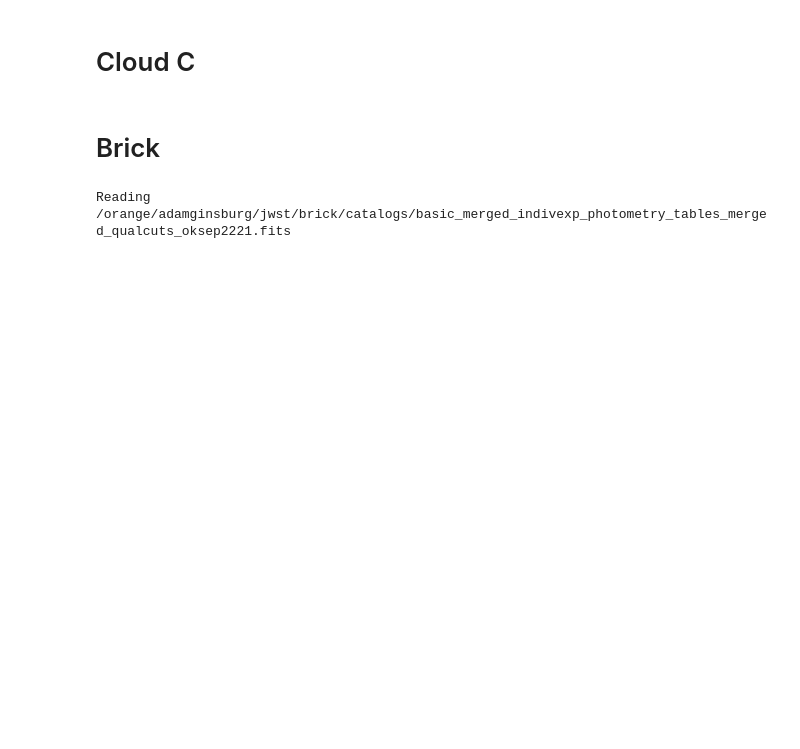
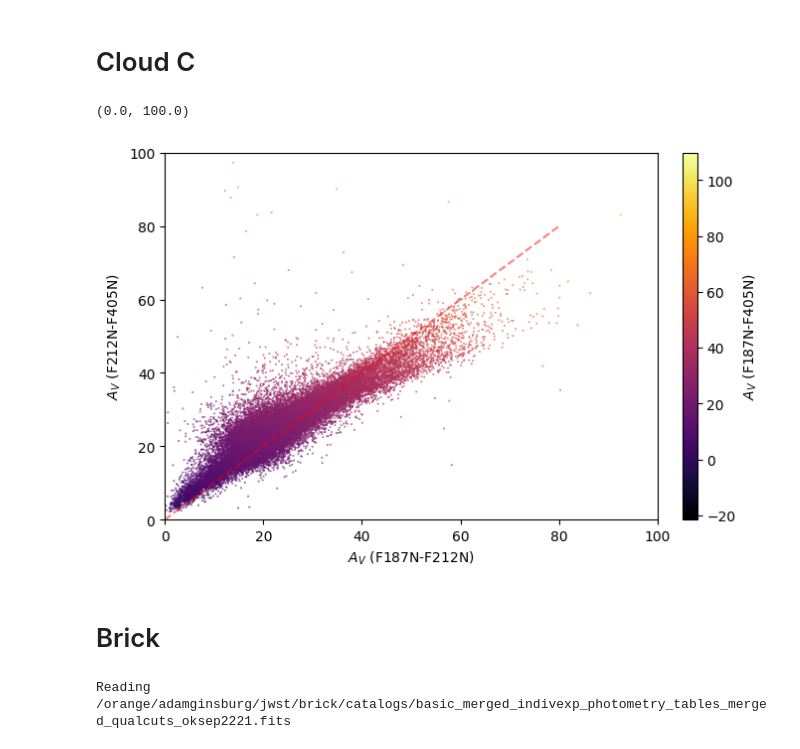
Before and after one commit to SpacialTree/dustridge-cd, a Jupyter notebook: notebooks/combined_analysis.ipynb, the cells around one changed output. Saved outputs shown, nothing was run; the diff lists cells and outputs as text; code cells hidden in the pictures; blank space fills up the shorter version.

```diff
--- a/notebooks/combined_analysis.ipynb
+++ b/notebooks/combined_analysis.ipynb
@@ -72,6 +97,24 @@ cat_fil_r_rc = JWSTCatalog(cat_rc.table_region_mask(reg_fil_r, ww))
 cat_left_cd_rc = JWSTCatalog(cat_rc.table_region_mask(reg_left_cd, ww))
 cat_c_n_rc = JWSTCatalog(cat_rc.table_region_mask(reg_c_n, ww))
 cat_c_s_rc = JWSTCatalog(cat_rc.table_region_mask(reg_c_s, ww))
+# %%
+Av_187_212 = cat_use.get_Av('f187n', 'f212n')
+Av_212_405 = cat_use.get_Av('f212n', 'f405n')
+Av_187_405 = cat_use.get_Av('f187n', 'f405n')
+
+ax = plt.subplot()
+im = ax.scatter(Av_187_212, Av_212_405, c=Av_187_405, s=0.1, label='All Regions', cmap='inferno')
+cax = ax.inset_axes([1.05, 0., 0.03, 1])
+cb = plt.colorbar(im, cax=cax)
+cb.set_label('$A_V$ (F187N-F405N)')
+ax.set_xlabel('$A_V$ (F187N-F212N)')
+ax.set_ylabel('$A_V$ (F212N-F405N)')
+ax.plot([0, 80], [0, 80], 'r--', alpha=0.5)
+ax.set_xlim(0, 100)
+ax.set_ylim(0, 100)
+# %% [output]
+(0.0, 100.0)
+[figure, added]
 # %% [markdown]
 # Brick
 # %%
```
Also changed, not shown: parts of 24 cells of this notebook.
